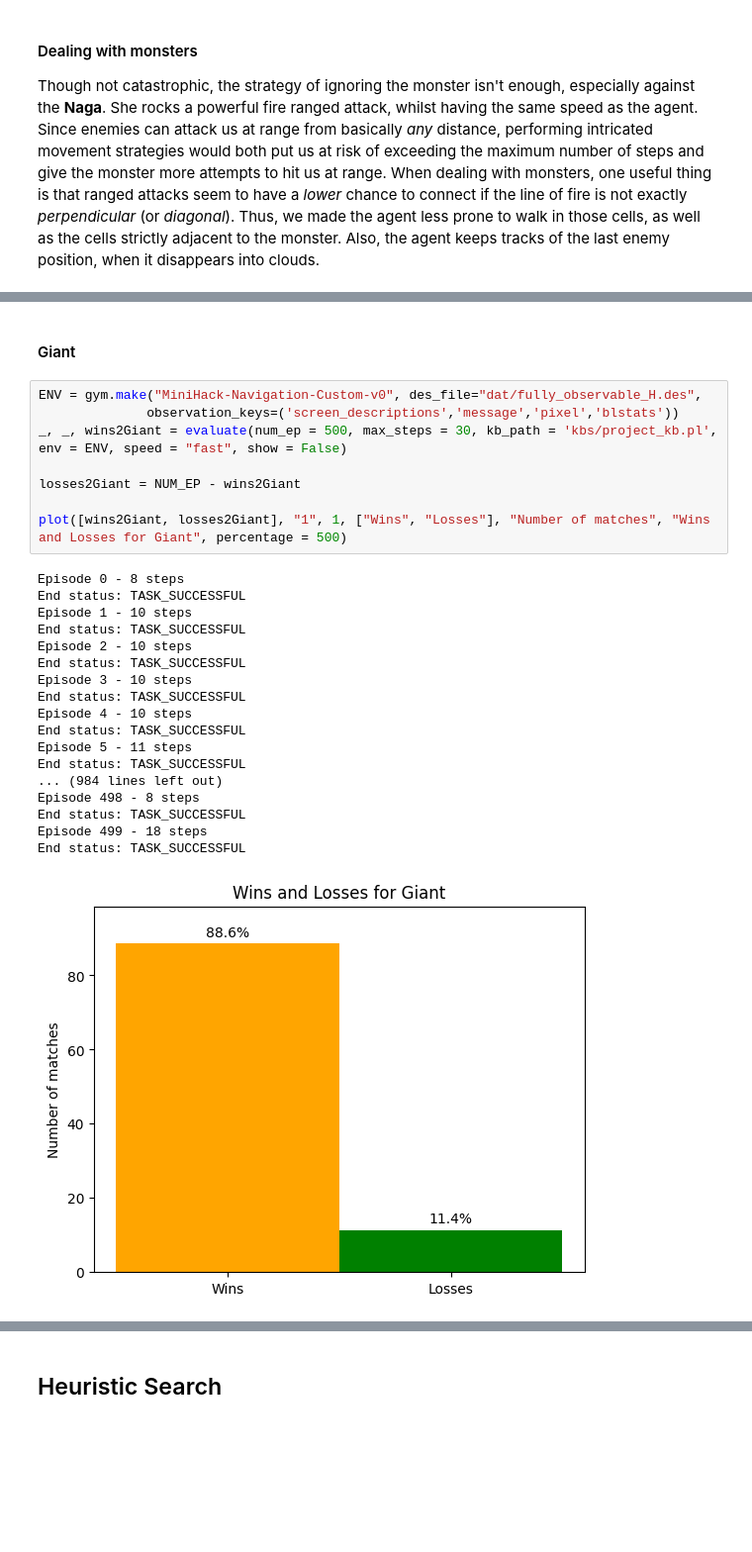
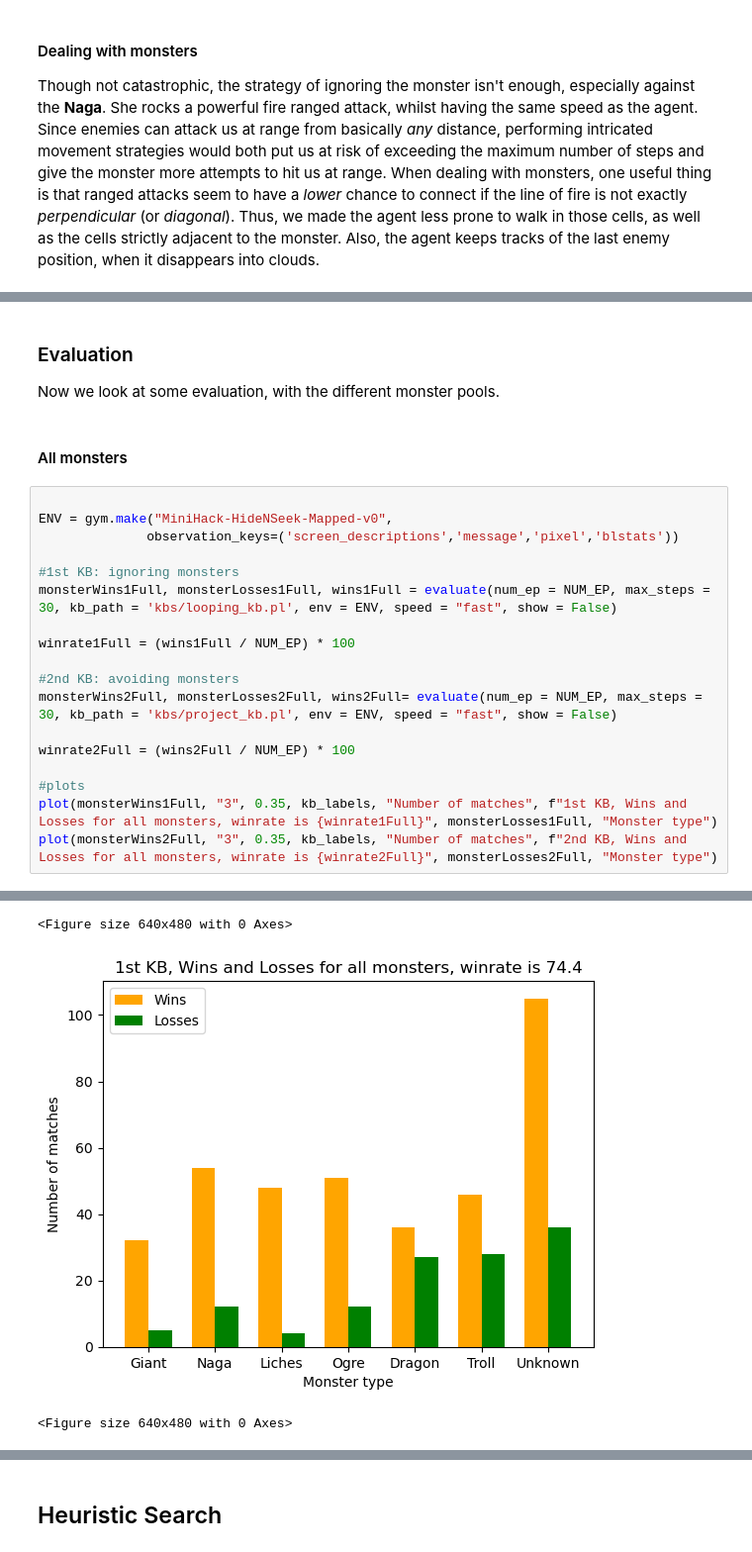
Before and after one commit to Nsivaa/AIF, a Jupyter notebook: notebook.ipynb, the cells around one changed output, grey strips where cells are left out. Shown at 99% size. Cells and saved outputs as stored; diff of their text form; blank space fills up the shorter version.

```diff
--- a/notebook.ipynb
+++ b/notebook.ipynb
@@ -298,29 +151,24 @@ End status: DEATH
-# %% [markdown]
-#### Giant
-# %%
-ENV = gym.make("MiniHack-Navigation-Custom-v0", des_file="dat/fully_observable_H.des",
-              observation_keys=('screen_descriptions','message','pixel','blstats'))
-_, _, wins2Giant = evaluate(num_ep = 500, max_steps = 30, kb_path = 'kbs/project_kb.pl', env = ENV, speed = "fast", show = False)
-
-losses2Giant = NUM_EP - wins2Giant
-
-plot([wins2Giant, losses2Giant], "1", 1, ["Wins", "Losses"], "Number of matches", "Wins and Losses for Giant", percentage = 500)
-# %% [output]
-Episode 0 - 8 steps
-End status: TASK_SUCCESSFUL
-Episode 1 - 10 steps
-End status: TASK_SUCCESSFUL
-Episode 2 - 10 steps
-End status: TASK_SUCCESSFUL
-Episode 3 - 10 steps
-End status: TASK_SUCCESSFUL
-Episode 4 - 10 steps
-End status: TASK_SUCCESSFUL
-Episode 5 - 11 steps
-End status: TASK_SUCCESSFUL
-... (984 lines left out)
-Episode 498 - 8 steps
-End status: TASK_SUCCESSFUL
-Episode 499 - 18 steps
-End status: TASK_SUCCESSFUL
-[figure, removed]
+# %% [markdown]
+### Evaluation
+Now we look at some evaluation, with the different monster pools.
+# %% [markdown]
+#### All monsters
+# %%
+
+ENV = gym.make("MiniHack-HideNSeek-Mapped-v0",
+              observation_keys=('screen_descriptions','message','pixel','blstats'))
+
+#1st KB: ignoring monsters
+monsterWins1Full, monsterLosses1Full, wins1Full = evaluate(num_ep = NUM_EP, max_steps = 30, kb_path = 'kbs/looping_kb.pl', env = ENV, speed = "fast", show = False)
+
+winrate1Full = (wins1Full / NUM_EP) * 100
+
+#2nd KB: avoiding monsters
+monsterWins2Full, monsterLosses2Full, wins2Full= evaluate(num_ep = NUM_EP, max_steps = 30, kb_path = 'kbs/project_kb.pl', env = ENV, speed = "fast", show = False)
+
+winrate2Full = (wins2Full / NUM_EP) * 100
+
+#plots
+plot(monsterWins1Full, "3", 0.35, kb_labels, "Number of matches", f"1st KB, Wins and Losses for all monsters, winrate is {winrate1Full}", monsterLosses1Full, "Monster type")
+plot(monsterWins2Full, "3", 0.35, kb_labels, "Number of matches", f"2nd KB, Wins and Losses for all monsters, winrate is {winrate2Full}", monsterLosses2Full, "Monster type")
+# %% [output]
@@ -326,0 +192,3 @@ End status: TASK_SUCCESSFUL
+<Figure size 640x480 with 0 Axes>
+[figure, added]
+<Figure size 640x480 with 0 Axes>
```
Also changed, not shown: parts of 38 cells of this notebook, 4 other files.
